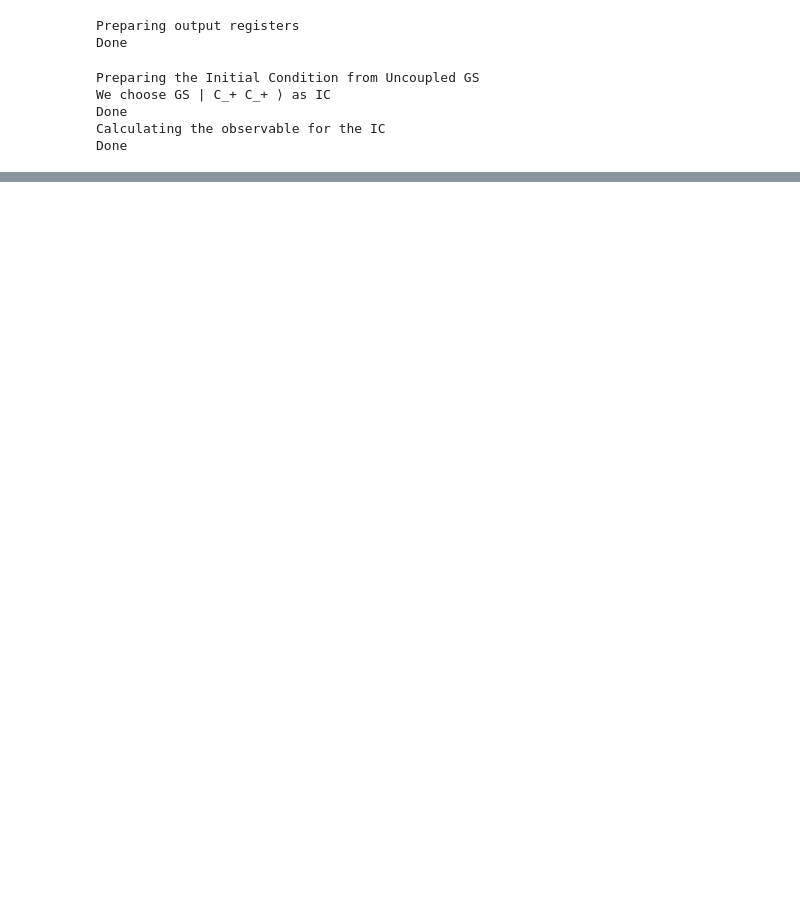
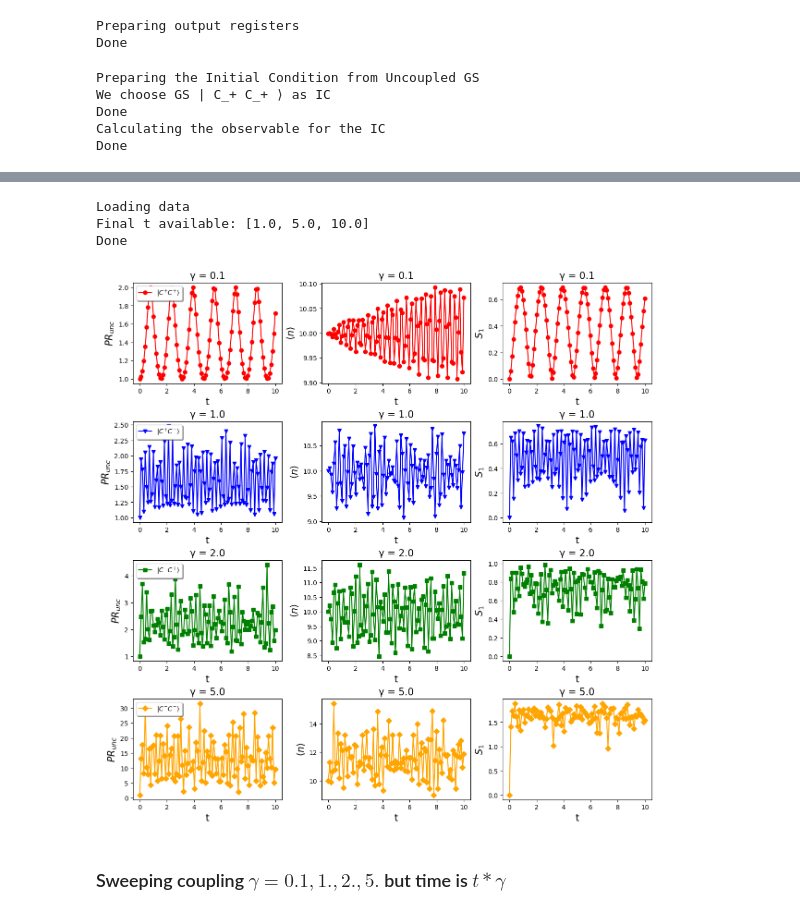
Before and after one commit to edsonsignor/Coupled_KPOs, a Jupyter notebook: notebooks/Dynamics_Closed_KPO.ipynb, the cells around one changed output, grey strips where cells are left out. Drawn from its saved outputs; the diff is of its cells as text; code cells hidden in the pictures; blank space fills up the shorter version.

```diff
--- a/notebooks/Dynamics_Closed_KPO.ipynb
+++ b/notebooks/Dynamics_Closed_KPO.ipynb
@@ -164,0 +390,51 @@ end
+# %%
+println("Loading data")
+γs = [0.1, 1., 2., 5.]
+ts_final =  [1., 5. ,10.]#These are τ = t * γ
+println("Final t available: $(ts_final)")
+t_step = 100
+Entropies_γ = load("../data/Cat_dynamics/Entropy_p_$((Δ1, K1, ξ11, ξ21, Δ2, K2, ξ12, ξ22))_γs_t.jld")["Entropies_γ"]
+PRs_unc_γ = load("../data/Cat_dynamics/PR_unc_p_$((Δ1, K1, ξ11, ξ21, Δ2, K2, ξ12, ξ22))_γs_t.jld")["PRs_unc_γ"]
+ns_γ = load("../data/Cat_dynamics/ns_γ_$((Δ1, K1, ξ11, ξ21, Δ2, K2, ξ12, ξ22))_γs_t.jld")["ns_γ"]
+println("Done")
+
+fig = figure(figsize=(12,12), layout= "constrained");
+gs = fig.add_gridspec(length(γs),3);
+element(i,j) = get(gs, (i,j)); # starts at 0 to N-1
+slice(i,j) = pycall(pybuiltin("slice"), PyObject, i,j);
+
+colors_ = ["red", "blue", "green", "orange", "purple", "brown", "pink", "gray", "olive", "cyan"];
+labels_ = Coupled_KPOs_QTB_functions.labels_states_KPOs(2);
+markers_ = ["o", "v", "s", "D", "^", "<", ">", "p", "*", "h"];
+labels_plots = [L"PR_{unc}", L"⟨n⟩", L"S_{1}"]
+plots_list = [PRs_unc_γ, ns_γ, Entropies_γ]
+t_index = 3
+log_scale = false
+
+for j in 1:length(γs)
+    for i in 1:3
+        ax = fig.add_subplot(element(j-1,i-1));
+        plot(range(0.0, ts_final[t_index], length=t_step), plots_list[i][j][t_index], marker = markers_[j], color=colors_[j], label = labels_[j])
+        if i == 1
+            legend(fontsize=10, shadow=true, loc = "upper left");
+        end
+        if log_scale == true
+            xscale("log")
+            yscale("log")
+            ylabel( "log("* labels_plots[i] *")", fontsize=15);
+            xlabel("log(tγ)", fontsize=15);
+        else
+            ylabel(labels_plots[i], fontsize=15);
+            xlabel("t", fontsize=15);
+        end
+        title("γ = $(γs[j])", fontsize=15);
+    end
+end
+#savefig("C:/Users/edson/Desktop/Research/Kerr_system/Coupled_kerr/codes_Chemistry/Quantum_figures/Scrambling/PR_unc_N_$(N)_p_$(p)_n_qudits_$(n_qudits).png"
+# %% [output]
+Loading data
+Final t available: [1.0, 5.0, 10.0]
+Done
+[figure, added]
+# %% [markdown]
+### Sweeping coupling $\gamma = 0.1, 1., 2., 5.$ but time is $t*\gamma$
```
Also changed, not shown: parts of 13 cells of this notebook, 8 other files.
